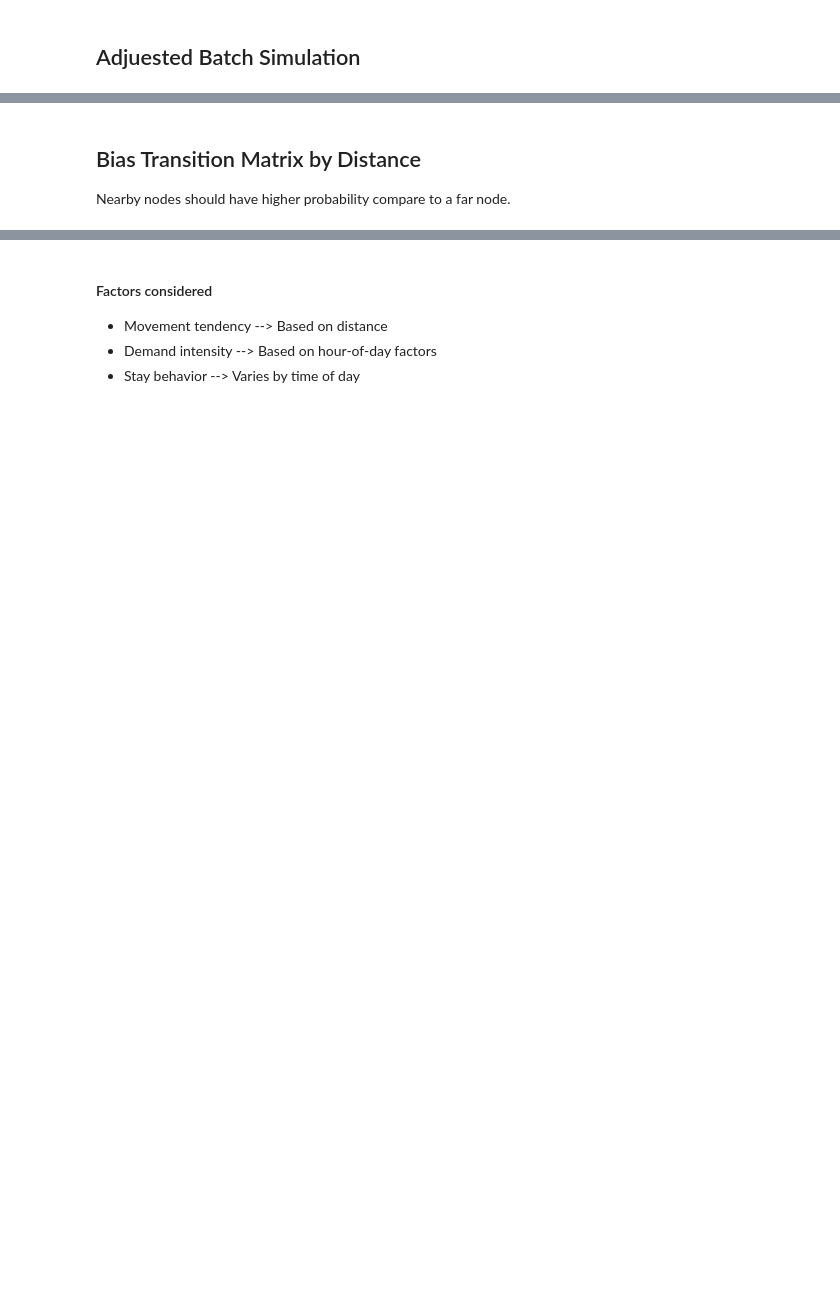
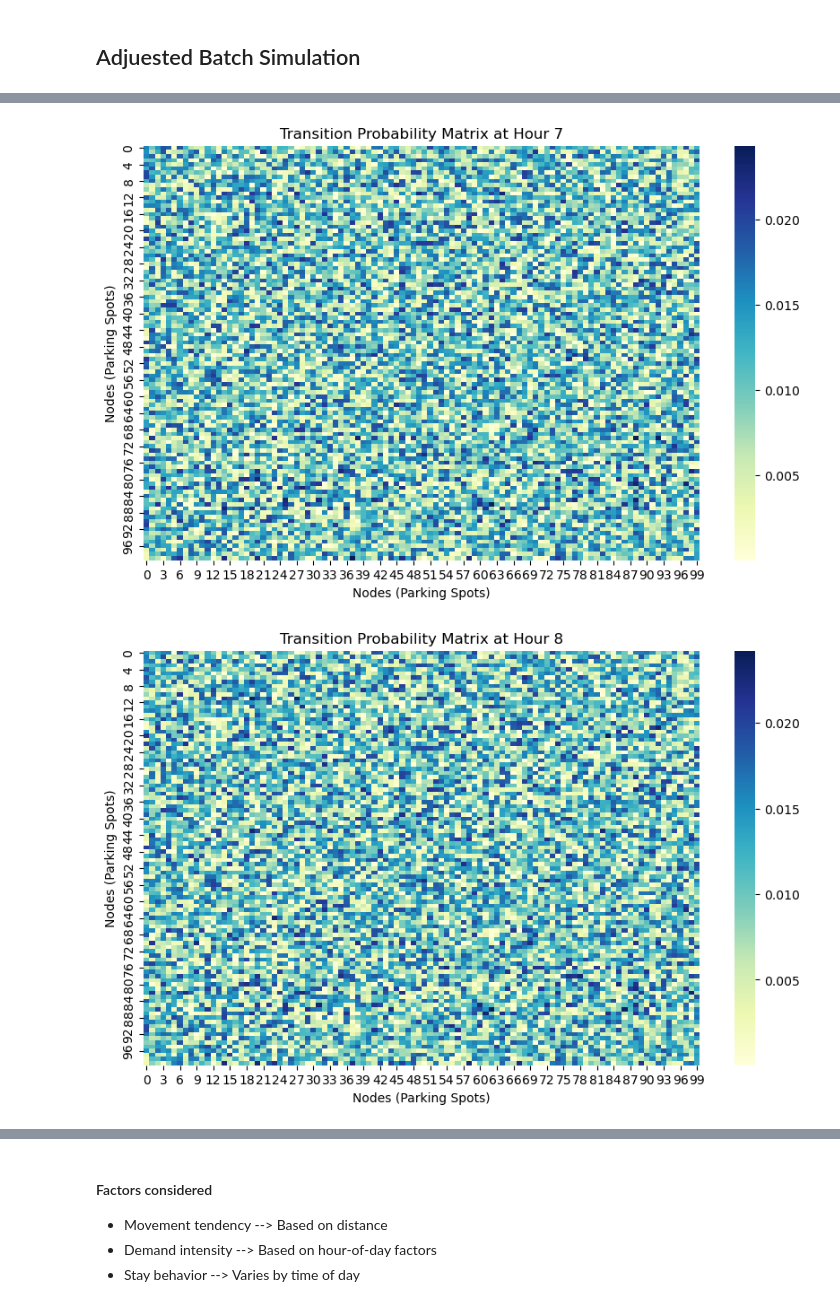
Before and after one commit to Cyl200215/Research_Optimization, a Jupyter notebook: markov_sim.ipynb, the cells around one changed output, grey strips where cells are left out. Drawn from its saved outputs; the diff is of its cells as text; code cells hidden in the pictures; blank space fills up the shorter version.

```diff
--- a/markov_sim.ipynb
+++ b/markov_sim.ipynb
@@ -577,9 +468,12 @@ array([7.05492249e-03, 6.74099660e-03, 3.69166829e-03, 1.12134129e-02,
 # %%
-# # Plot a few hours to see how they change
-# for t in [7, 8, 17, 18]:  # morning/evening peaks
-#     plt.figure(figsize=(10, 6))
-#     sns.heatmap(pd.DataFrame(transition_matrices_per_hour[t]), cmap="YlGnBu")
-#     plt.title(f"Transition Probability Matrix at Hour {t}")
-#     plt.xlabel("Nodes (Parking Spots)")
-#     plt.ylabel("Nodes (Parking Spots)")
-#     plt.show()
+# Plot a few hours to see how they change
+for t in [7, 8, 17, 18]:  # morning/evening peaks
+    plt.figure(figsize=(10, 6))
+    sns.heatmap(pd.DataFrame(transition_matrices_per_hour[t]), cmap="YlGnBu")
+    plt.title(f"Transition Probability Matrix at Hour {t}")
+    plt.xlabel("Nodes (Parking Spots)")
+    plt.ylabel("Nodes (Parking Spots)")
+    plt.show()
+# %% [output]
+[figure, added]
+[figure, added]
@@ -586,3 +481,0 @@ array([7.05492249e-03, 6.74099660e-03, 3.69166829e-03, 1.12134129e-02,
-# %% [markdown]
-## Bias Transition Matrix by Distance
-Nearby nodes should have higher probability compare to a far node.
```
Also changed, not shown: parts of 42 cells of this notebook, 1 other file.
